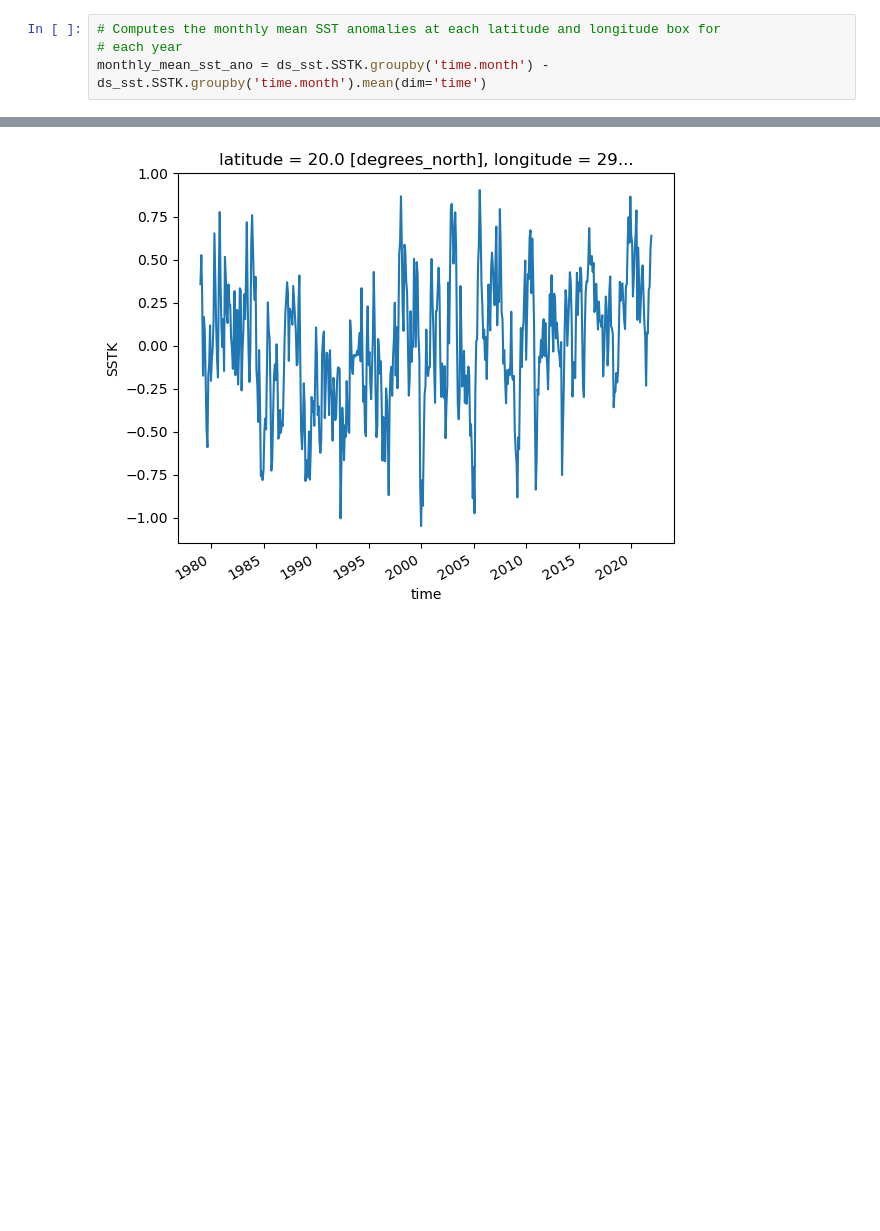
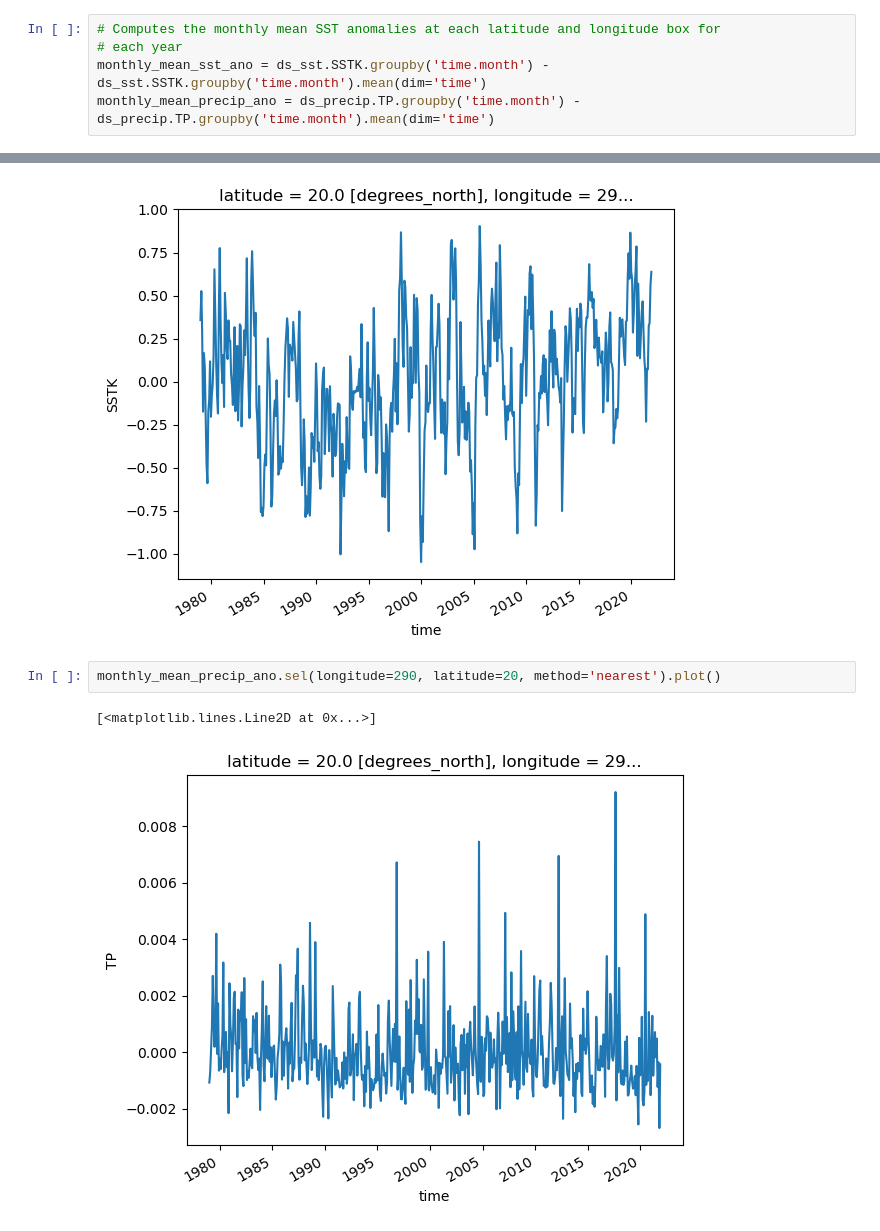
Before and after one commit to atmsillinois/time-series-and-eofs-leanneblind, a Jupyter notebook: project4_atms523_blind.ipynb, the cells around one changed output, grey strips where cells are left out. Cells and saved outputs as stored; diff of their text form; blank space fills up the shorter version.

```diff
--- a/project4_atms523_blind.ipynb
+++ b/project4_atms523_blind.ipynb
@@ -211,6 +164,7 @@ monthly_mean_sst = ds_sst.SSTK.groupby('time.month').mean()
 # Computes the monthly mean SST anomalies at each latitude and longitude box for
 # each year
 monthly_mean_sst_ano = ds_sst.SSTK.groupby('time.month') - ds_sst.SSTK.groupby('time.month').mean(dim='time')
+monthly_mean_precip_ano = ds_precip.TP.groupby('time.month') - ds_precip.TP.groupby('time.month').mean(dim='time')
 # %%
 #https://foundations.projectpythia.org/core/xarray/computation-masking.html
 monthly_mean_sst_ano
@@ -246,3 +227,8 @@ monthly_mean_sst_ano.sel(longitude=290, latitude=20, method='nearest').plot()
 # %% [output]
 [<matplotlib.lines.Line2D at 0x...>]
 [figure]
+# %%
+monthly_mean_precip_ano.sel(longitude=290, latitude=20, method='nearest').plot()
+# %% [output]
+[<matplotlib.lines.Line2D at 0x...>]
+[figure, added]
```
Also changed, not shown: parts of 21 cells of this notebook.
